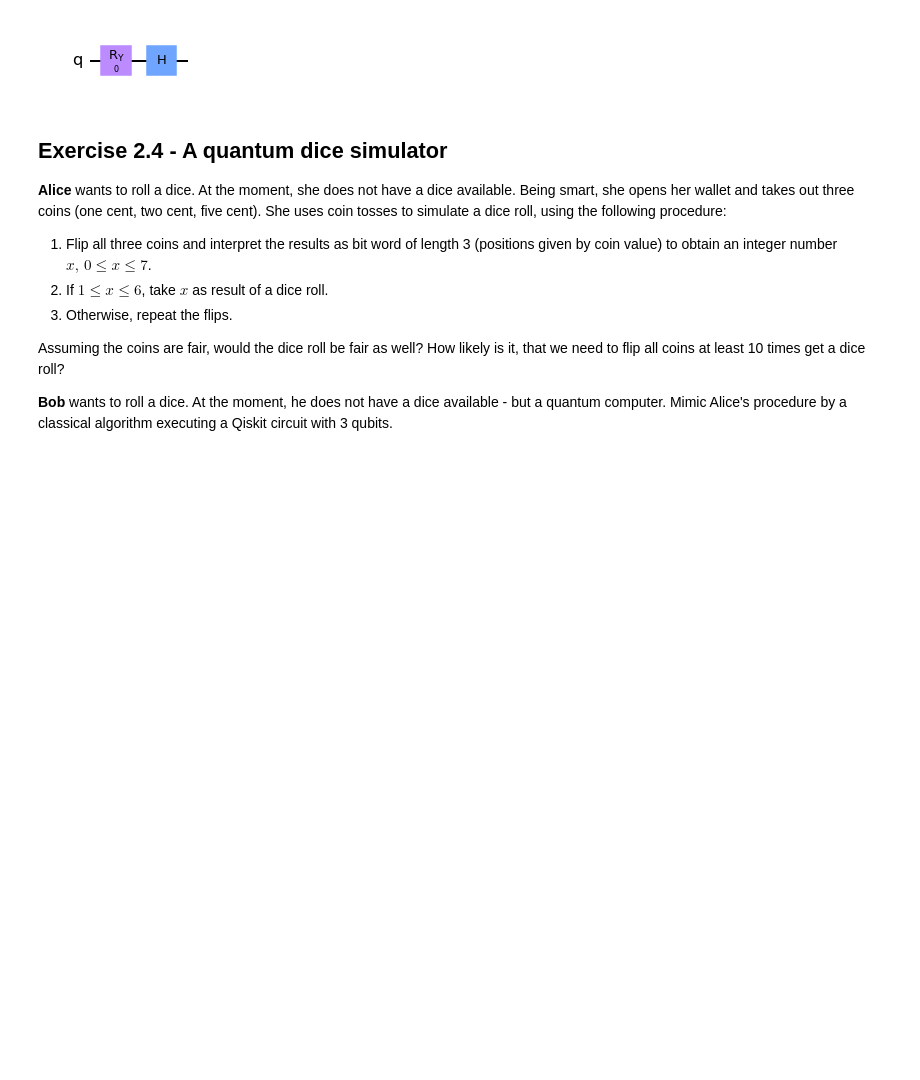
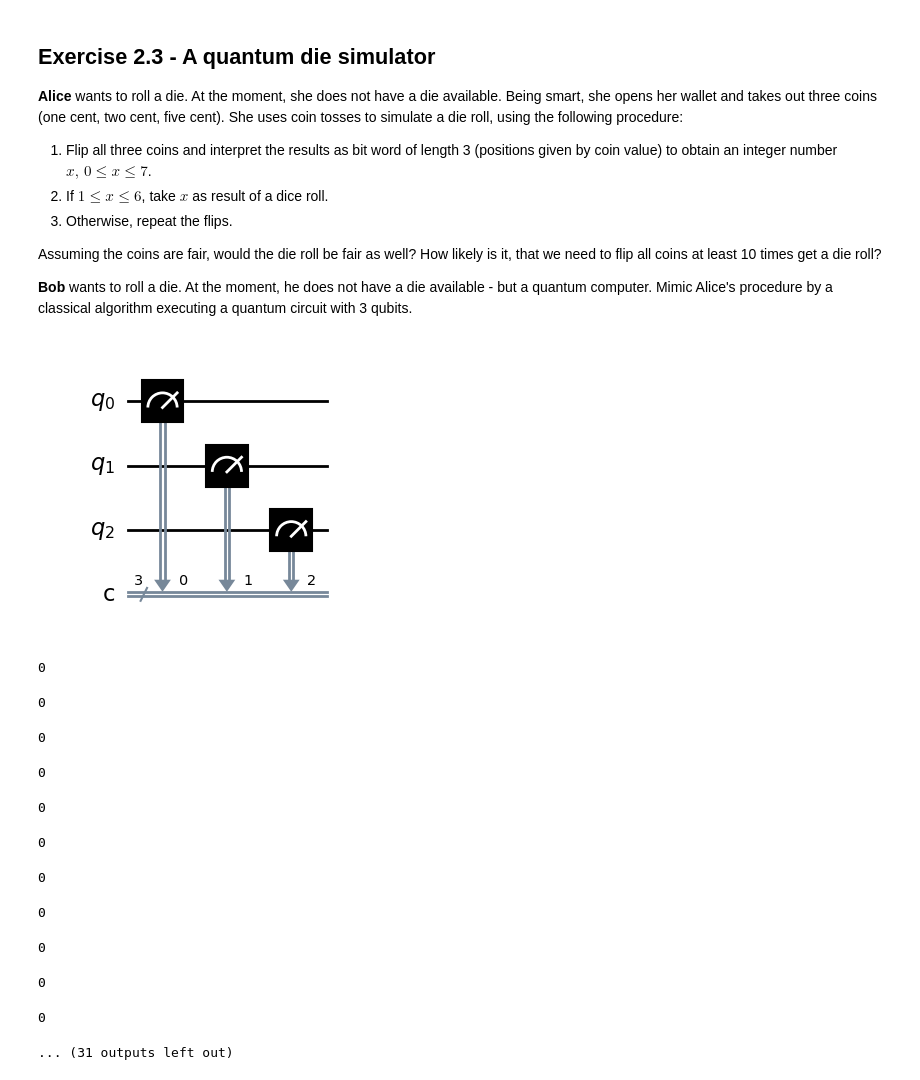
Before and after one commit to oremark24/qc-tud-2023, a Jupyter notebook: 02_State_vectors.ipynb, the cells around one changed output. Cells and saved outputs as stored; diff of their text form; code cells hidden in the pictures; blank space fills up the shorter version.

```diff
--- a/02_State_vectors.ipynb
+++ b/02_State_vectors.ipynb
@@ -36,23 +31,51 @@ Consider the Rotation operator gate $R_y(\theta)=\begin{bmatrix}\cos(\theta/2)&-
-# %%
-theta = 0 # set theta to a better value
-
-qc = QuantumCircuit(1)
-qc.ry(theta, 0)
-qc.h(0)
-Statevector(qc) # use the Statevector class to obtain the result
-
-qc.draw(output="mpl")
-# %% [output]
-[figure, removed]
 # %% [markdown]
-## Exercise 2.4 - A quantum dice simulator
+## Exercise 2.3 - A quantum die simulator
 
-__Alice__ wants to roll a dice. At the moment, she does not have a dice available. Being smart, she opens her wallet and takes out three coins (one cent, two cent, five cent). She uses coin tosses to simulate a dice roll, using the following procedure:
+__Alice__ wants to roll a die. At the moment, she does not have a die available. Being smart, she opens her wallet and takes out three coins (one cent, two cent, five cent). She uses coin tosses to simulate a die roll, using the following procedure:
 
 1. Flip all three coins and interpret the results as bit word of length 3 (positions given by coin value) to obtain an integer number $x,\,0\le x\le 7$.
 2. If $1\le x\le 6$, take $x$ as result of a dice roll.
 3. Otherwise, repeat the flips.
 
-Assuming the coins are fair, would the dice roll be fair as well? How likely is it, that we need to flip all coins at least 10 times get a dice roll?
+Assuming the coins are fair, would the die roll be fair as well? How likely is it, that we need to flip all coins at least 10 times get a die roll?
 
-__Bob__ wants to roll a dice. At the moment, he does not have a dice available - but a quantum computer. Mimic Alice's procedure by a classical algorithm executing a Qiskit circuit with 3 qubits.
+__Bob__ wants to roll a die. At the moment, he does not have a die available - but a quantum computer. Mimic Alice's procedure by a classical algorithm executing a quantum circuit with 3 qubits.
+# %%
+from qiskit import QuantumCircuit
+from qiskit.providers.aer import AerSimulator
+
+#########################
+# modify the code below #
+#########################
+
+def quantum_die(qc, sim):
+    job = sim.run(qc)
+    result = job.result()
+    counts = result.get_counts()
+    return 0
+
+def roll_die(qc, sim):
+    return quantum_die(qc, sim)
+
+qc = QuantumCircuit(3, 3)
+qc.measure([0,1,2], [0,1,2])
+display(qc.draw(output='mpl'))
+
+sim = AerSimulator(shots=1024)
+
+for _ in range(42):
+    display(roll_die(qc, sim))
+# %% [output]
+[figure, added]
+0
+0
+0
+0
+0
+0
+0
+0
+0
+0
+0
+... (31 outputs left out)
```
Also changed, not shown: parts of 6 cells of this notebook, 1 other file.
